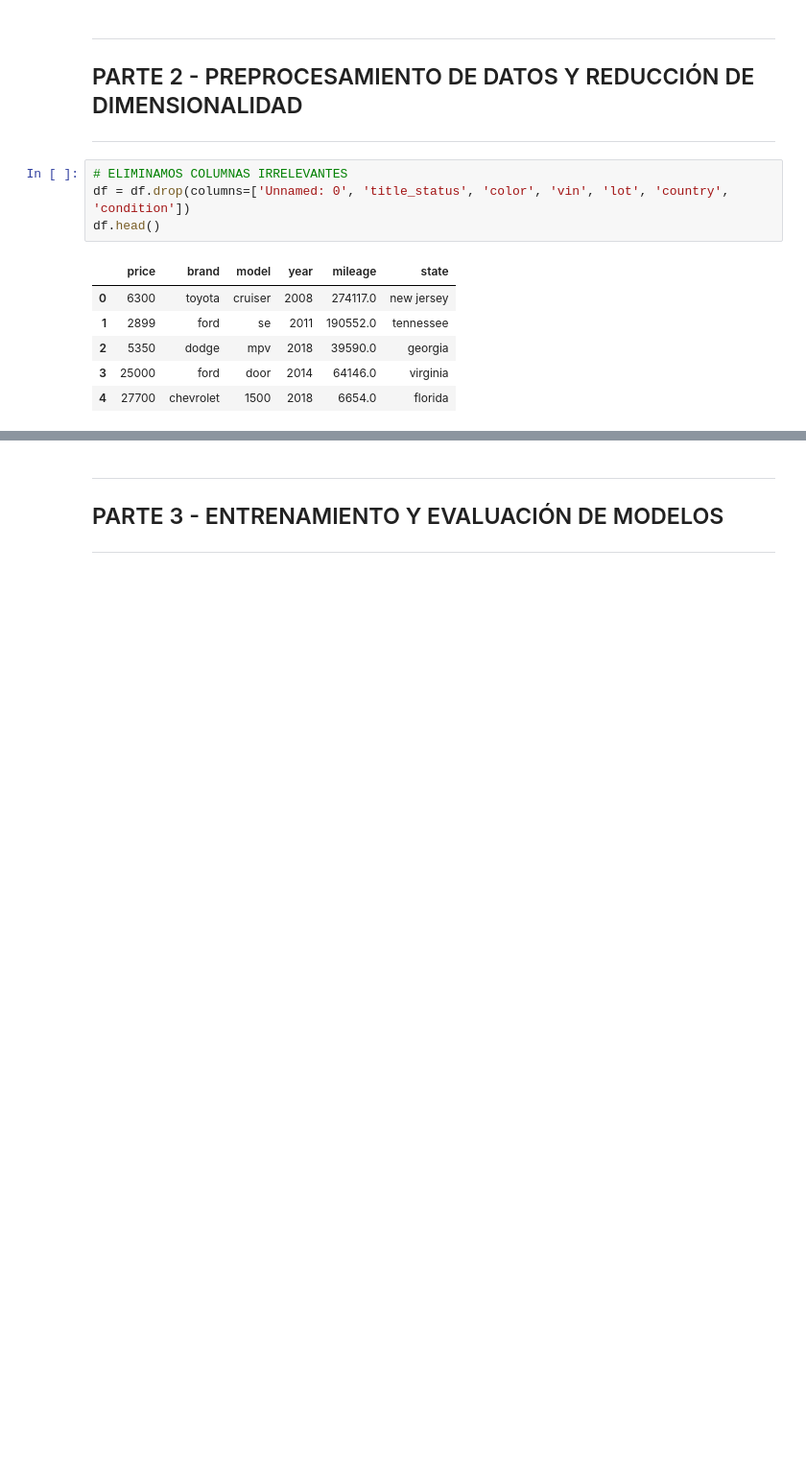
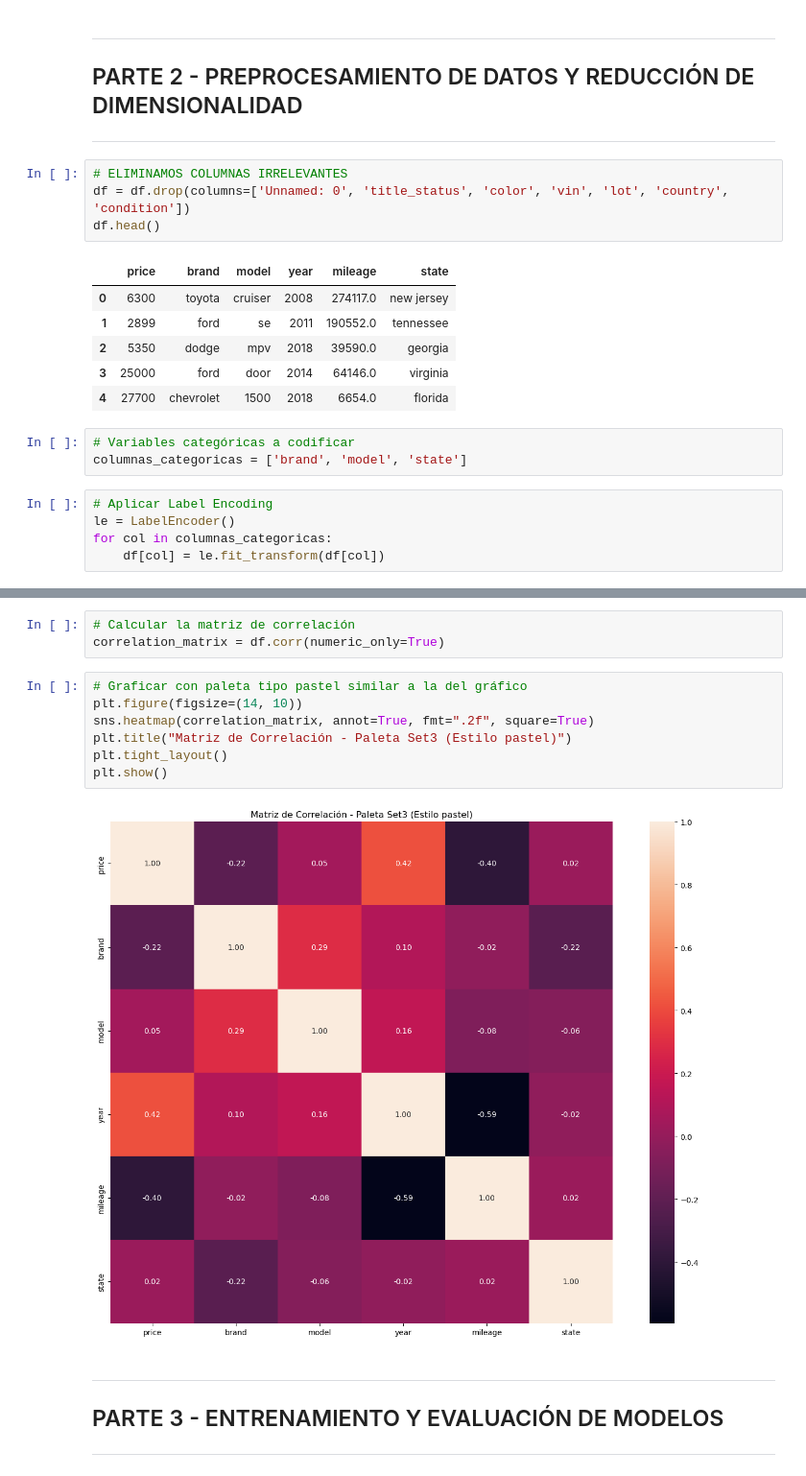
Before and after one commit to J-SALGADOM/IIA_Proyecto, a Jupyter notebook: IIA_Proyecto_Codigo.ipynb, the cells around one changed output, grey strips where cells are left out. Shown: that part at 96% size. Saved outputs shown, nothing was run; the diff lists cells and outputs as text; blank space fills up the shorter version.

```diff
--- a/IIA_Proyecto_Codigo.ipynb
+++ b/IIA_Proyecto_Codigo.ipynb
@@ -125,3 +128,11 @@ df.head()
 | 2 | 5350 | dodge | mpv | 2018 | 39590.0 | georgia |
 | 3 | 25000 | ford | door | 2014 | 64146.0 | virginia |
 | 4 | 27700 | chevrolet | 1500 | 2018 | 6654.0 | florida |
+# %%
+# Variables categóricas a codificar
+columnas_categoricas = ['brand', 'model', 'state']
+# %%
+# Aplicar Label Encoding
+le = LabelEncoder()
+for col in columnas_categoricas:
+    df[col] = le.fit_transform(df[col])
@@ -128,3 +149,15 @@ df.head()
+# %%
+# Calcular la matriz de correlación
+correlation_matrix = df.corr(numeric_only=True)
+# %%
+# Graficar con paleta tipo pastel similar a la del gráfico
+plt.figure(figsize=(14, 10))
+sns.heatmap(correlation_matrix, annot=True, fmt=".2f", square=True)
+plt.title("Matriz de Correlación - Paleta Set3 (Estilo pastel)")
+plt.tight_layout()
+plt.show()
+# %% [output]
+[figure, added]
 # %% [markdown]
 ---
 ## PARTE 3 - ENTRENAMIENTO Y EVALUACIÓN DE MODELOS
```
Also changed, not shown: parts of 27 cells of this notebook.
